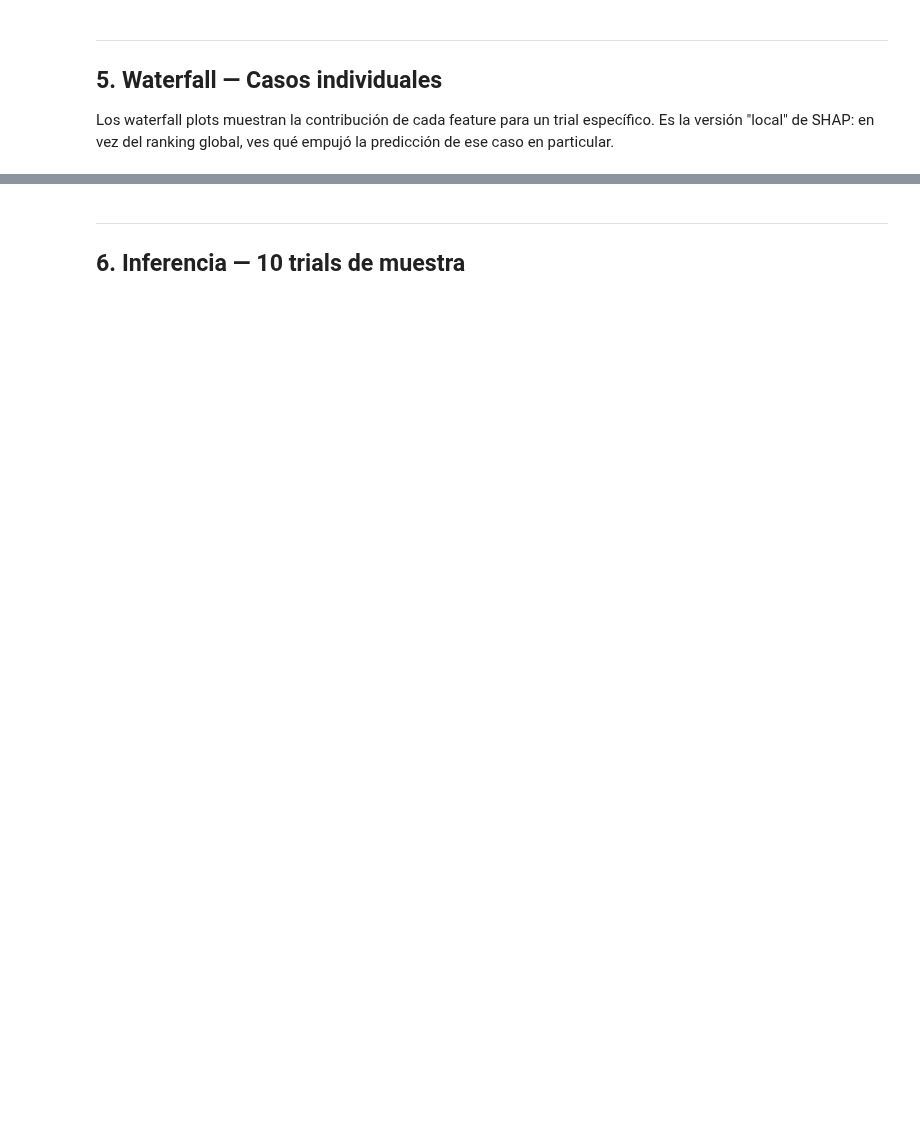
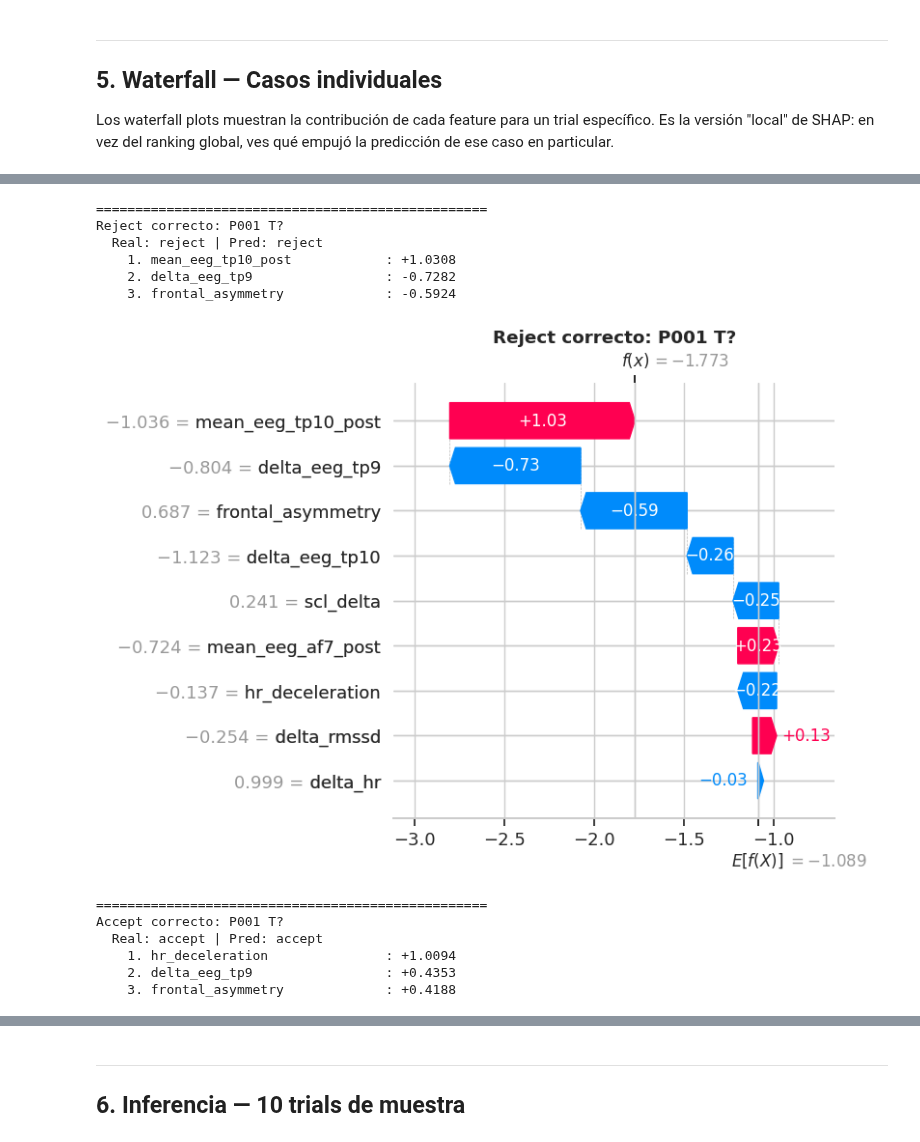
Before and after one commit to Jabonsote/CDSI-2026, a Jupyter notebook: p4/JRG_Practica_XAI_Blockchain_GBM.ipynb, the cells around one changed output, grey strips where cells are left out. Saved outputs shown, nothing was run; the diff lists cells and outputs as text; code cells hidden in the pictures; blank space fills up the shorter version.

```diff
--- a/p4/JRG_Practica_XAI_Blockchain_GBM.ipynb
+++ b/p4/JRG_Practica_XAI_Blockchain_GBM.ipynb
@@ -1649,34 +1736,81 @@ de ese caso en particular.
 # %%
-correct_rej = np.where((y == 0) & (y_pred == 0))[0]
-correct_acc = np.where((y == 1) & (y_pred == 1))[0]
-misclass = np.where(y != y_pred)[0]
+for title, idx in cases.items():
 
-cases = {}
-if len(correct_rej) > 0: cases["Reject correcto"] = correct_rej[0]
-if len(correct_acc) > 0: cases["Accept correcto"] = correct_acc[0]
-if len(misclass) > 0: cases["Misclassified"] = misclass[0]
-
-for title, idx in cases.items():
     row = df.iloc[idx]
     sv_i = sv[idx]
+
     bv = explanation.base_values
     if hasattr(bv, '__len__'):
-        bv_i = bv[idx, 1] if np.ndim(bv) > 1 and bv.shape[1] > 1 else (bv[idx] if np.ndim(bv) > 0 else float(bv))
+        bv_i = bv[idx, 1] if np.ndim(bv) > 1 and bv.shape[1] > 1 else (
+            bv[idx] if np.ndim(bv) > 0 else float(bv)
+        )
     else:
         bv_i = float(bv)
 
     pred_label = 'accept' if y_pred[idx] == 1 else 'reject'
+
+    # ============================================================
+    # SAFE ACCESS (FIX 🔥)
+    # ============================================================
+
+    pid = row['participant_id'] if 'participant_id' in row else 'UNK'
+
+    if 'trial_number' in row:
+        trial_str = f"T{int(row['trial_number']):02d}"
+    elif 'trial' in row:
+        trial_str = f"T{int(row['trial']):02d}"
+    else:
+        trial_str = "T?"
+
+    decision = row['decision'] if 'decision' in row else y[idx]
+
     print(f"\n{'='*50}")
-    print(f"{title}: {row['participant_id']} T{int(row['trial_number']):02d}")
-    print(f"  Real: {row['decision']} | Pred: {pred_label}")
+    print(f"{title}: {pid} {trial_str}")
+    print(f"  Real: {decision} | Pred: {pred_label}")
+
+    # ============================================================
+    # TOP FEATURES
+    # ============================================================
+
     top3 = np.argsort(np.abs(sv_i))[::-1][:3]
+
     for r, fi in enumerate(top3, 1):
         print(f"    {r}. {feature_names[fi]:30s}: {sv_i[fi]:+.4f}")
 
-    exp_i = shap.Explanation(values=sv_i, base_values=bv_i, data=X[idx], feature_names=feature_names)
+    # ============================================================
+    # WATERFALL
+    # ============================================================
+
+    exp_i = shap.Explanation(
+        values=sv_i,
+        base_values=bv_i,
+        data=X[idx],
+        feature_names=feature_names
+    )
+
     plt.figure(figsize=(10, 6))
     shap.plots.waterfall(exp_i, show=False, max_display=12)
-    plt.title(f"{title}: {row['participant_id']} T{int(row['trial_number']):02d}", fontweight='bold')
+
+    plt.title(f"{title}: {pid} {trial_str}", fontweight='bold')
+
     plt.tight_layout()
-    plt.savefig(OUTPUT_DIR / f"waterfall_{title.lower().replace(' ','_')}.png", dpi=150, bbox_inches='tight')
+    plt.savefig(
+        OUTPUT_DIR / f"waterfall_{title.lower().replace(' ','_')}.png",
+        dpi=150,
+        bbox_inches='tight'
+    )
     plt.show()
+# %% [output]
+==================================================
+Reject correcto: P001 T?
+  Real: reject | Pred: reject
+    1. mean_eeg_tp10_post            : +1.0308
+    2. delta_eeg_tp9                 : -0.7282
+    3. frontal_asymmetry             : -0.5924
+[figure, added]
+==================================================
+Accept correcto: P001 T?
+  Real: accept | Pred: accept
+    1. hr_deceleration               : +1.0094
+    2. delta_eeg_tp9                 : +0.4353
+    3. frontal_asymmetry             : +0.4188
```
Also changed, not shown: parts of 26 cells of this notebook, 1 other file.
